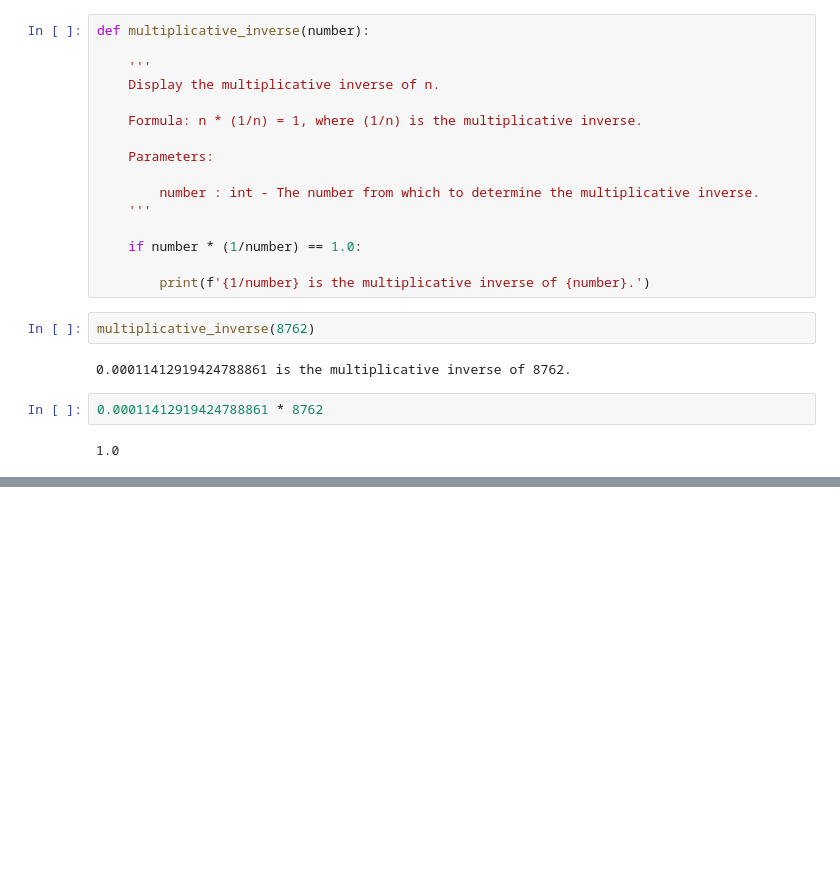
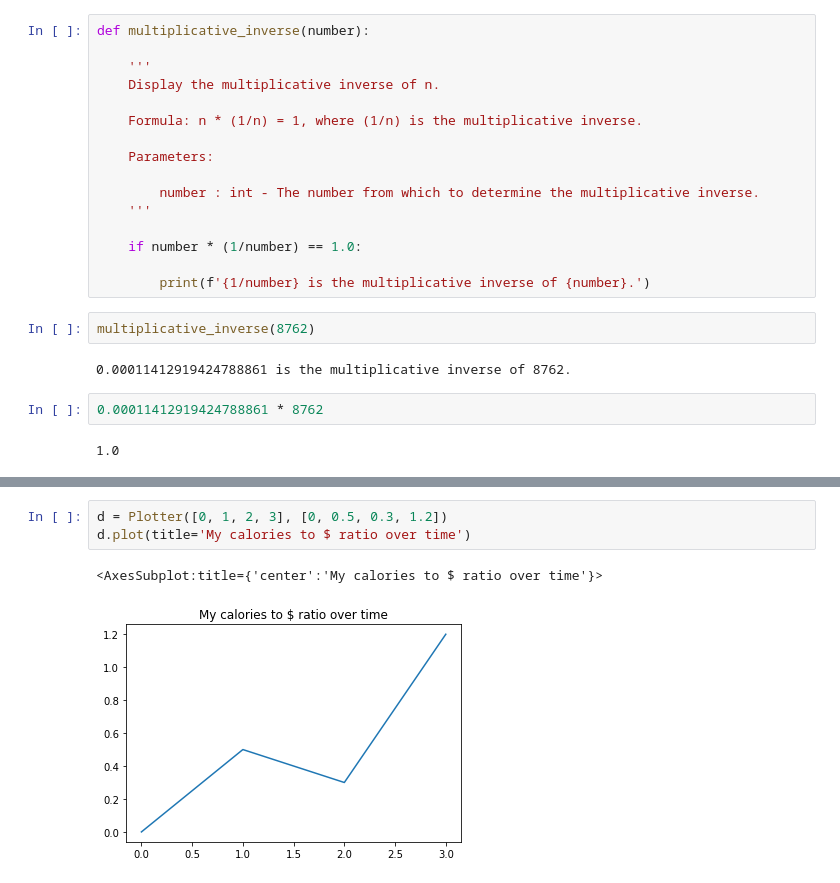
Before and after one commit to solarecho3/math, a Jupyter notebook: scratch.ipynb, the cells around one changed output, grey strips where cells are left out. Drawn from its saved outputs; the diff is of its cells as text; blank space fills up the shorter version.

```diff
--- a/scratch.ipynb
+++ b/scratch.ipynb
@@ -292,0 +380,6 @@ multiplicative_inverse(8762)
+# %%
+d = Plotter([0, 1, 2, 3], [0, 0.5, 0.3, 1.2])
+d.plot(title='My calories to $ ratio over time')
+# %% [output]
+<AxesSubplot:title={'center':'My calories to $ ratio over time'}>
+[figure, added]
```
Also changed, not shown: parts of 12 cells of this notebook.
